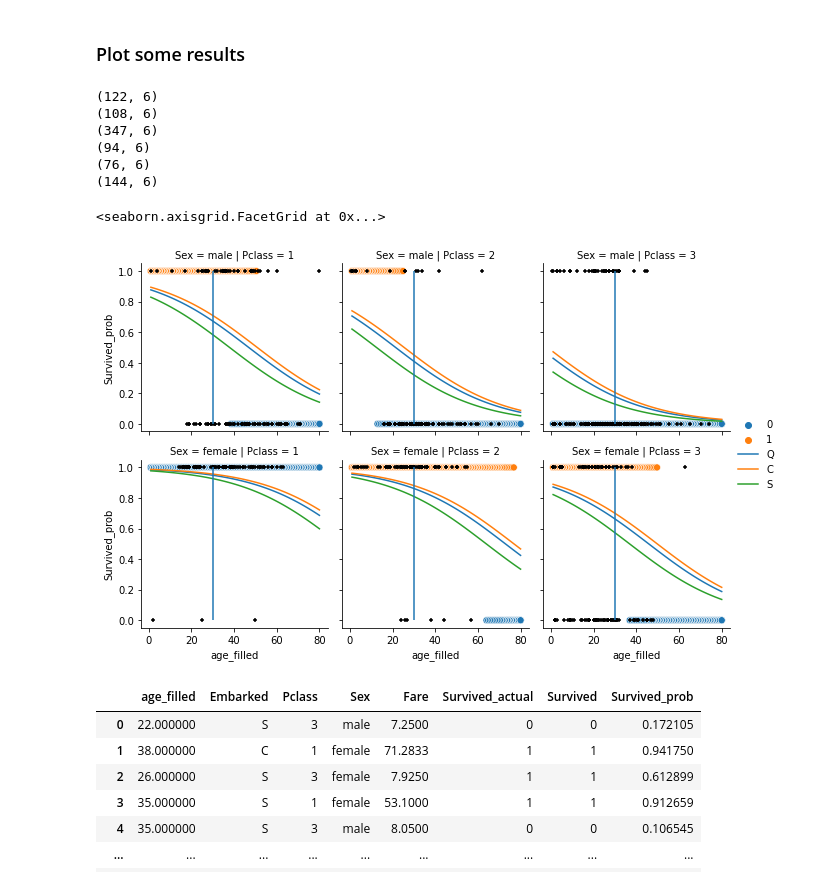
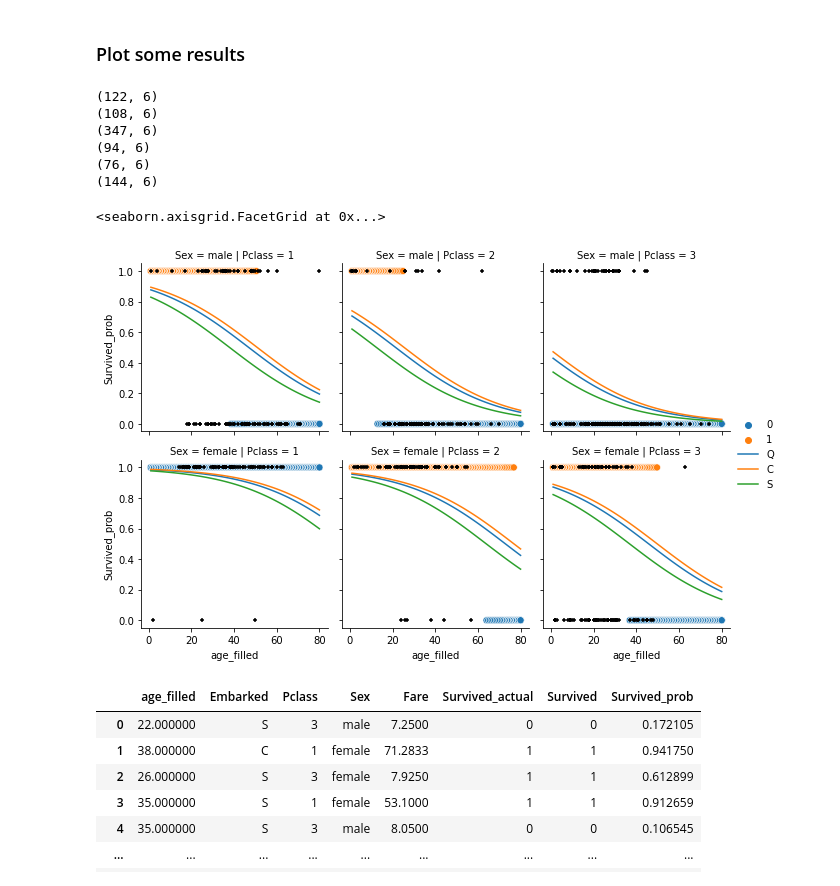
Before and after one commit to the-Hull/p045_spiced_projects, a Jupyter notebook: 02_week/02_project/01_project_facet_grid.ipynb, the cells around one changed output. Cells and saved outputs as stored; diff of their text form; code cells hidden in the pictures.

```diff
--- a/02_week/02_project/01_project_facet_grid.ipynb
+++ b/02_week/02_project/01_project_facet_grid.ipynb
@@ -262,35 +265,34 @@ for ax in axes:
 
 
 
     # make data subset
     dtemp = mod_df_plot_original.loc[
             (mod_df_plot_original.Sex == sex) &
             (mod_df_plot_original.Pclass == pclass), :]
 
     print(dtemp.shape)
 
     # add original data
     ax.scatter(
-        x = dtemp['age_filled'],
         y = dtemp['Survived'],
         c = 'black',
         marker = '+',
         s = 10
     )
 
 
 
 
 g.add_legend()
 # %% [output]
 (122, 6)
 (108, 6)
 (347, 6)
 (94, 6)
 (76, 6)
 (144, 6)
 <seaborn.axisgrid.FacetGrid at 0x...>
-[figure, old version]
+[figure, new version]
 # %%
 y_pred = m.predict(fullTransform.transform(X = X))
 y_prob = m.predict_proba(fullTransform.transform(X = X))[:,1] # for survived probability
```
Also changed, not shown: parts of 4 cells of this notebook.
